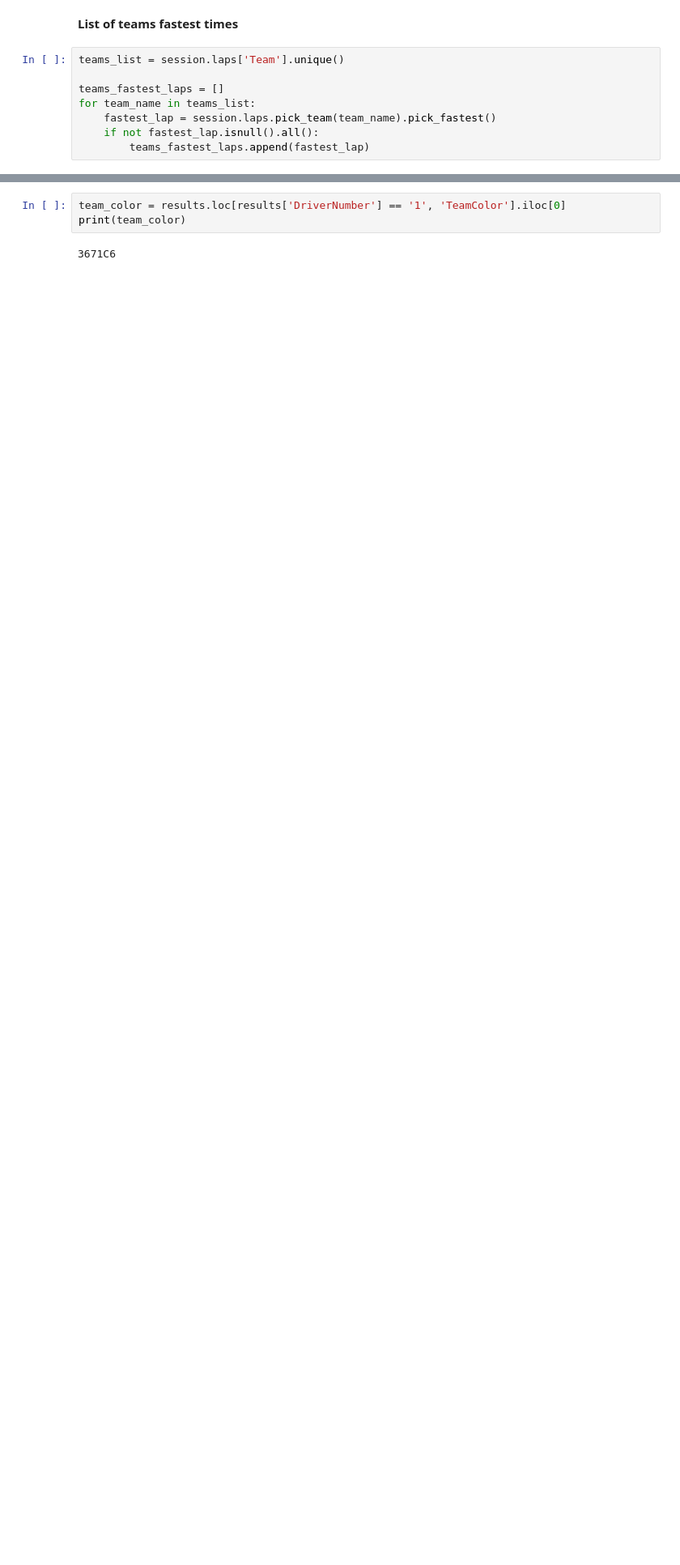
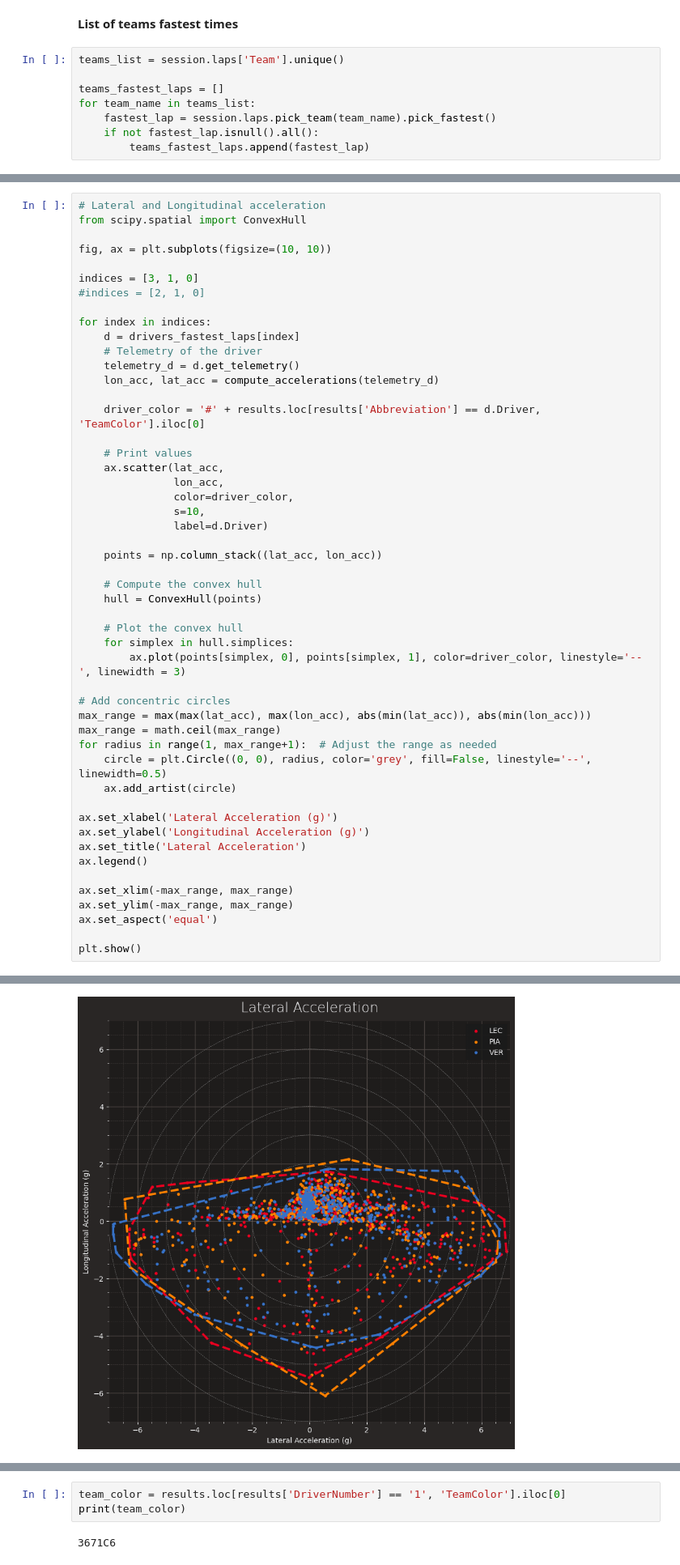
Before and after one commit to luk3luca/f1DataAnalysis, a Jupyter notebook: test.ipynb, the cells around one changed output, grey strips where cells are left out. Shown at 81% size. Cells and saved outputs as stored; diff of their text form; blank space fills up the shorter version.

```diff
--- a/test.ipynb
+++ b/test.ipynb
@@ -276,0 +535,51 @@ session.laps.pick_driver(driver)
+# %%
+# Lateral and Longitudinal acceleration
+from scipy.spatial import ConvexHull
+
+fig, ax = plt.subplots(figsize=(10, 10))
+
+indices = [3, 1, 0]
+#indices = [2, 1, 0]
+
+for index in indices:
+    d = drivers_fastest_laps[index]
+    # Telemetry of the driver
+    telemetry_d = d.get_telemetry()
+    lon_acc, lat_acc = compute_accelerations(telemetry_d)
+
+    driver_color = '#' + results.loc[results['Abbreviation'] == d.Driver, 'TeamColor'].iloc[0]
+
+    # Print values
+    ax.scatter(lat_acc,
+               lon_acc,
+               color=driver_color,
+               s=10,
+               label=d.Driver)
+
+    points = np.column_stack((lat_acc, lon_acc))
+
+    # Compute the convex hull
+    hull = ConvexHull(points)
+
+    # Plot the convex hull
+    for simplex in hull.simplices:
+        ax.plot(points[simplex, 0], points[simplex, 1], color=driver_color, linestyle='--', linewidth = 3)
+
+# Add concentric circles
+max_range = max(max(lat_acc), max(lon_acc), abs(min(lat_acc)), abs(min(lon_acc)))
+max_range = math.ceil(max_range)
+for radius in range(1, max_range+1):  # Adjust the range as needed
+    circle = plt.Circle((0, 0), radius, color='grey', fill=False, linestyle='--', linewidth=0.5)
+    ax.add_artist(circle)
+
+ax.set_xlabel('Lateral Acceleration (g)')
+ax.set_ylabel('Longitudinal Acceleration (g)')
+ax.set_title('Lateral Acceleration')
+ax.legend()
+
+ax.set_xlim(-max_range, max_range)
+ax.set_ylim(-max_range, max_range)
+ax.set_aspect('equal')
+
+plt.show()
+# %% [output]
@@ -276,0 +595 @@ session.laps.pick_driver(driver)
+[figure, added]
```
Also changed, not shown: parts of 18 cells of this notebook, 1 other file.
